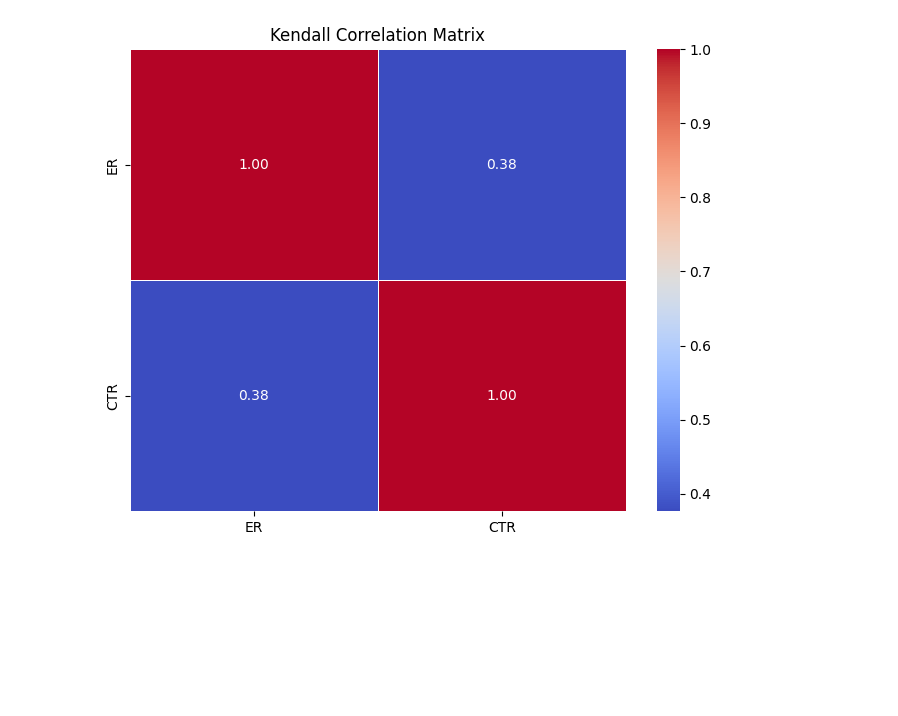
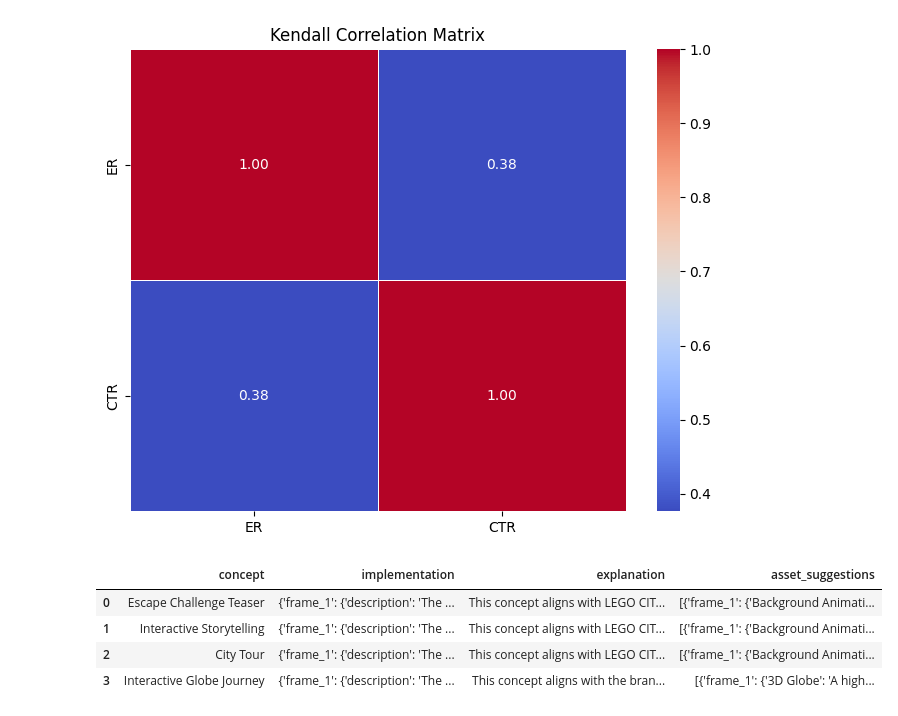
Before and after one commit to GetachewAbebe/Story_Board_Synthesis_for_Digital_Advertizing, a Jupyter notebook: notebooks/EDA.ipynb, the cells around one changed output. Cells and saved outputs as stored; diff of their text form; code cells hidden in the pictures; blank space fills up the shorter version.

```diff
--- a/notebooks/EDA.ipynb
+++ b/notebooks/EDA.ipynb
@@ -143,0 +147,8 @@ plt.show()
+# %%
+df1.head(4)
+# %% [output]
+|  | concept | implementation | explanation | asset_suggestions |
+| 0 | Escape Challenge Teaser | {'frame_1': {'description': 'The ... | This concept aligns with LEGO CIT... | [{'frame_1': {'Background Animati... |
+| 1 | Interactive Storytelling | {'frame_1': {'description': 'The ... | This concept aligns with LEGO CIT... | [{'frame_1': {'Background Animati... |
+| 2 | City Tour | {'frame_1': {'description': 'The ... | This concept aligns with LEGO CIT... | [{'frame_1': {'Background Animati... |
+| 3 | Interactive Globe Journey | {'frame_1': {'description': 'The ... | This concept aligns with the bran... | [{'frame_1': {'3D Globe': 'A high... |
```
Also changed, not shown: parts of 15 cells of this notebook.
